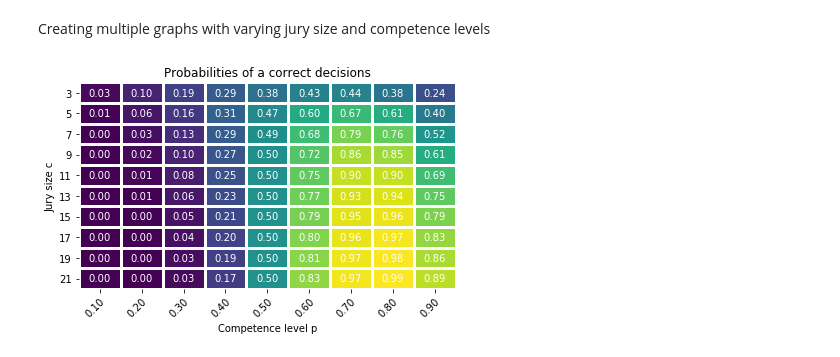
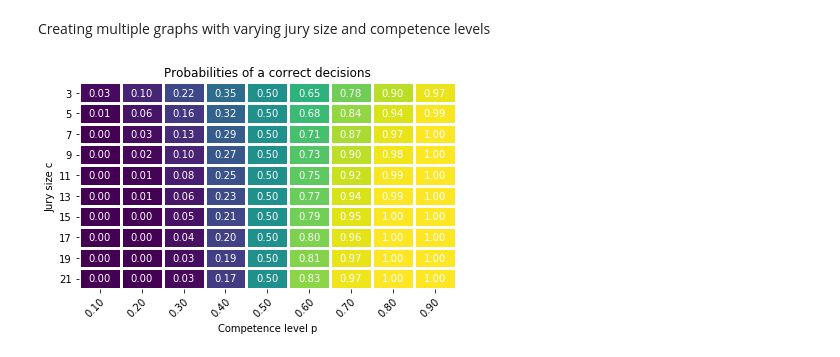
Before and after one commit to rusane/natural-computing, a Jupyter notebook: A5 - Ensemble Learning/Ensemble Learning - Assignment 5.ipynb, the cells around one changed output. Saved outputs shown, nothing was run; the diff lists cells and outputs as text; code cells hidden in the pictures.

```diff
--- a/A5 - Ensemble Learning/Ensemble Learning - Assignment 5.ipynb
+++ b/A5 - Ensemble Learning/Ensemble Learning - Assignment 5.ipynb
@@ -19,8 +20,8 @@ p = 0.6
 
 def PcorrectMajority(c,p):
     q = 0.0
-    for k in range(math.ceil(c/2),c):
-        q = q + (comb(c, k, exact=False) * p**k * (1-p)**(c-k))
+    for k in range(math.ceil(c/2),c+1):
+        q = q + (comb(c, k, exact=False) * (p**k) * (1-p)**(c-k))
     return q
 
 print("p(19,0.6) = ", PcorrectMajority(c,p))
@@ -31,11 +33,11 @@ p(19,0.6) =  0.8138470426105872
 various sizes of the jury and different competence levels (p) of the
 individual doctors.
 # %%
-def createProbMatrix(jurySizes, competenceLevels):
-    graph = np.empty([len(jurySizes), len(competenceLevels)])
-    for i in range(0,len(jurySizes)):
-        for j in range(0,len(competenceLevels)):
-            graph[i][j] = PcorrectMajority(jurySizes[i], competenceLevels[j])
+def createProbMatrix(Cs, Ps):
+    graph = np.empty([len(Cs), len(Ps)])
+    for i in range(0,len(Cs)):
+        for j in range(0,len(Ps)):
+            graph[i][j] = PcorrectMajority(Cs[i], Ps[j])
     return graph
 # %%
 def plotHeatmap(x, y, xy):
@@ -76,7 +79,7 @@ def plotHeatmap(x, y, xy):
     plt.show()
 # %%
-def graphCorrectDecision(minSize, maxSize, stepSize, minP, maxP, stepP):
-    jurySizes = range(minSize,maxSize + stepSize,stepSize)
-    competenceLevels = np.arange(minP, maxP + stepP, stepP)
-    graph = createProbMatrix(jurySizes, competenceLevels)
-    plotHeatmap(competenceLevels,jurySizes, graph)
+def heatmapCorrectDecision(minC, maxC, stepC, minP, maxP, stepP):
+    Cs = range(minC, maxC + stepC , stepC)
+    Ps = np.arange(minP, maxP + stepP, stepP)
+    graph = createProbMatrix(Cs, Ps)
+    plotHeatmap(Ps, Cs, graph)
@@ -83,6 +113,6 @@ def graphCorrectDecision(minSize, maxSize, stepSize, minP, maxP, stepP):
 # %% [markdown]
 Creating multiple graphs with varying jury size and competence levels
 # %%
-graphCorrectDecision(3, 21, 2, 0.1, 0.9, 0.1)
+heatmapCorrectDecision(3, 21, 2, 0.1, 0.9, 0.1)
 # %% [output]
-[figure, old version]
+[figure, new version]
```
Also changed, not shown: parts of 8 cells of this notebook, 2 other files.
